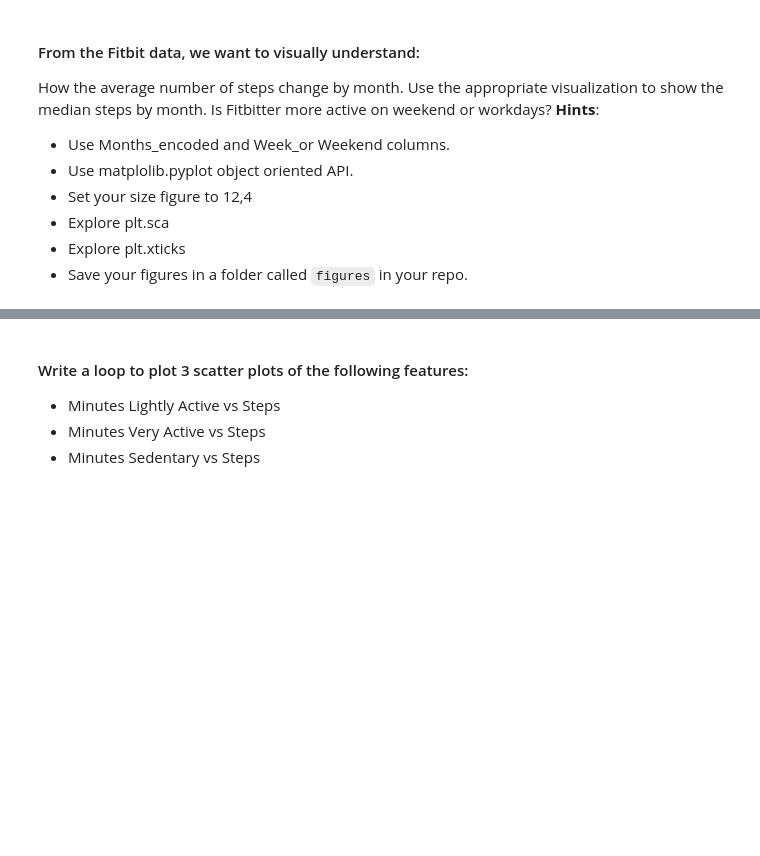
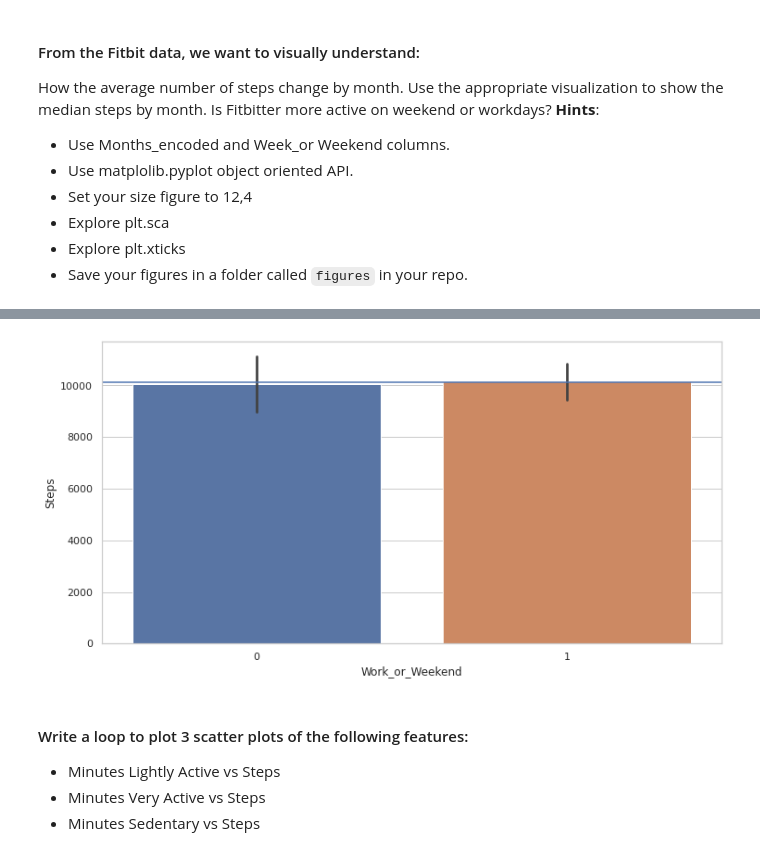
Before and after one commit to Ironhack-Data-Madrid-Enero-2022/lab-matplotlib-seaborn, a Jupyter notebook: your-code/main.ipynb, the cells around one changed output, grey strips where cells are left out. Saved outputs shown, nothing was run; the diff lists cells and outputs as text; code cells hidden in the pictures; blank space fills up the shorter version.

```diff
--- a/your-code/main.ipynb
+++ b/your-code/main.ipynb
@@ -34,3 +57,9 @@ How the average number of steps change by month. Use the appropriate visualizati
+# %%
+ej_2_2 = sns.barplot(data=fitbit, x="Work_or_Weekend", y="Steps")
+ej_2_2.axhline(y=fitbit.Steps.mean())
+ej_2_2.figure.savefig("../figures/ej_2_2.jpg")
+# %% [output]
+[figure, added]
 # %% [markdown]
 #### Write a loop to plot 3 scatter plots of the following features:
 
```
Also changed, not shown: parts of 35 cells of this notebook, 6 other files.
